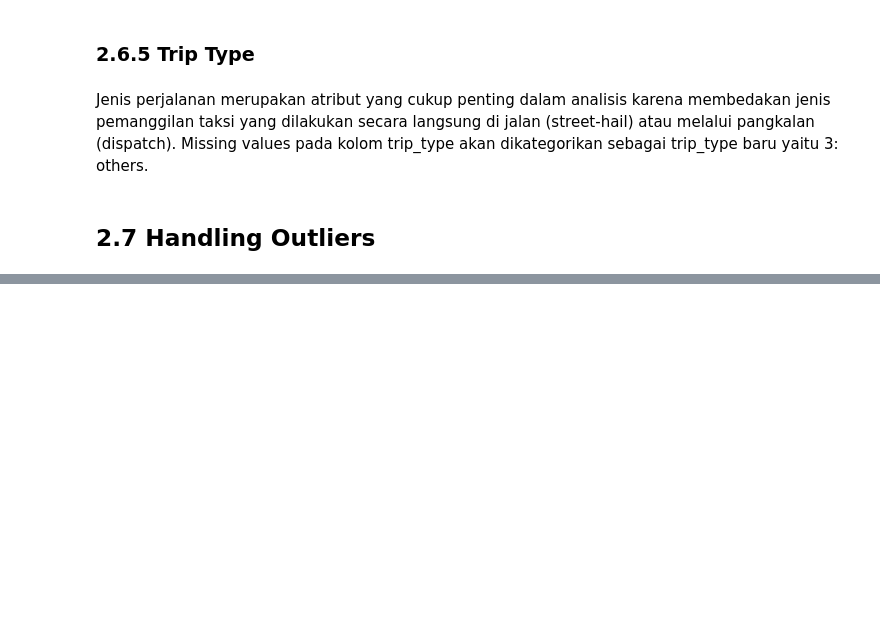
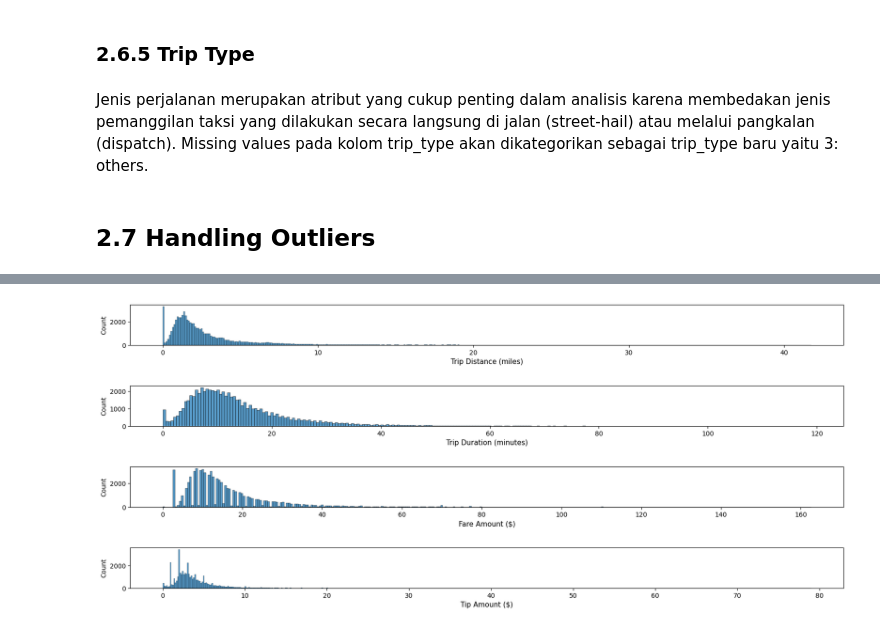
Before and after one commit to nheryanto/nyc-green-taxi, a Jupyter notebook: notebooks/1.0-nah-data-preparation.ipynb, the cells around one changed output, grey strips where cells are left out. Saved outputs shown, nothing was run; the diff lists cells and outputs as text; code cells hidden in the pictures; blank space fills up the shorter version.

```diff
--- a/notebooks/1.0-nah-data-preparation.ipynb
+++ b/notebooks/1.0-nah-data-preparation.ipynb
@@ -751,0 +836,16 @@ p-value: 0.5
+# %%
+fig, axes = plt.subplots(4, 1, figsize=(20, 8))
+sns.histplot(df.trip_distance, ax=axes[0])
+sns.histplot(df.trip_duration_seconds.apply(lambda x: x/60), ax=axes[1])
+sns.histplot(df.fare_amount, ax=axes[2])
+sns.histplot(df[df.tip_amount > 0].tip_amount, ax=axes[3])
+
+axes[0].set_xlabel("Trip Distance (miles)", fontsize=11)
+axes[1].set_xlabel("Trip Duration (minutes)", fontsize=11)
+axes[2].set_xlabel("Fare Amount ($)", fontsize=11)
+axes[3].set_xlabel("Tip Amount ($)", fontsize=11)
+
+plt.subplots_adjust(left=None, bottom=None, right=None, top=None, wspace=1.5, hspace=1)
+plt.show()
+# %% [output]
+[figure, added]
```
Also changed, not shown: parts of 20 cells of this notebook.
